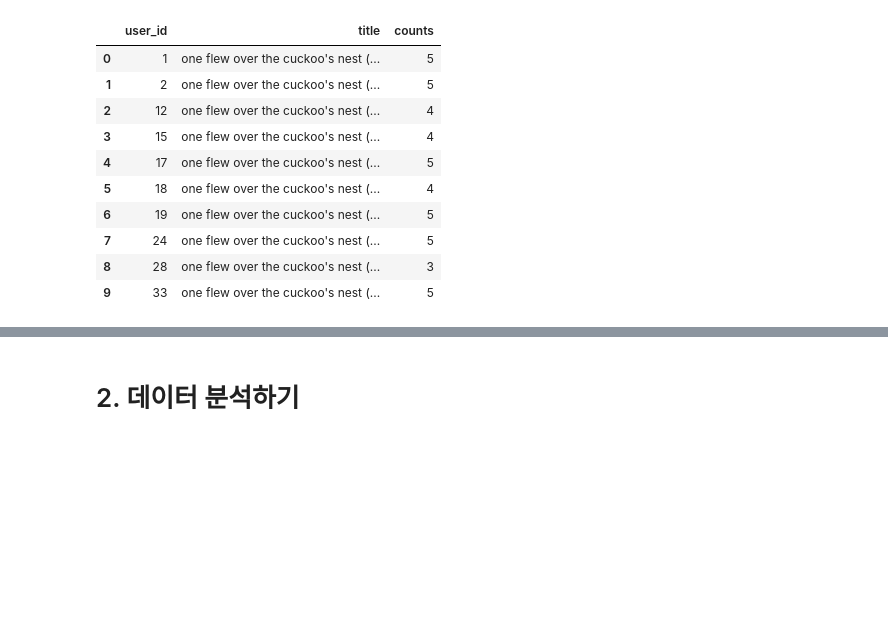
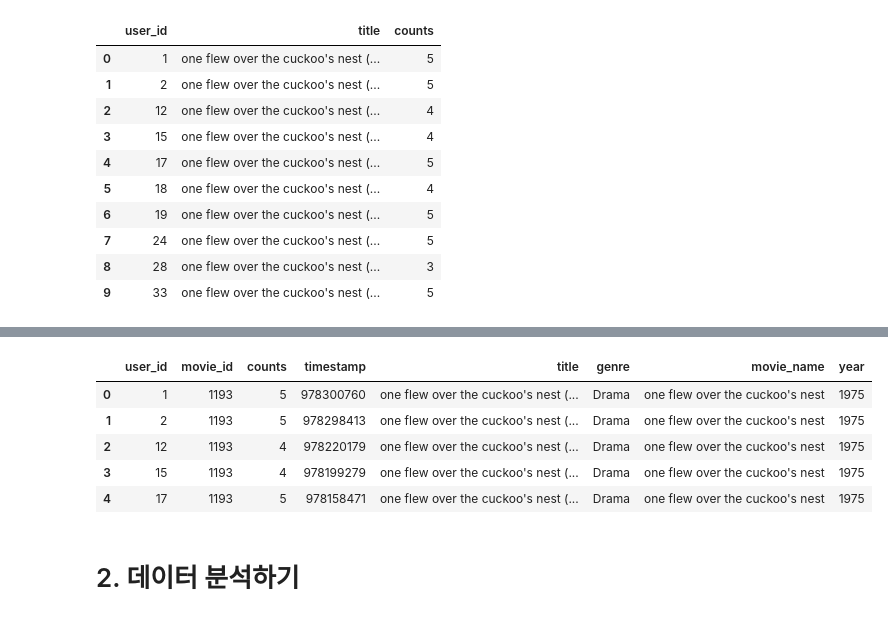
Before and after one commit to zzozzo/AIFFEL, a Jupyter notebook: EXPLORATION/[E14]Recommand/[E14]Recommand.ipynb, the cells around one changed output, grey strips where cells are left out. Cells and saved outputs as stored; diff of their text form; code cells hidden in the pictures; blank space fills up the shorter version.

```diff
--- a/EXPLORATION/[E14]Recoomand/[E14]Recoomand.ipynb
+++ b/EXPLORATION/[E14]Recommand/[E14]Recommand.ipynb
@@ -97,0 +103,4 @@ movie_re.head(10)
+# %%
+names = pd.merge(ratings, movies)
+name = names.copy()
+name.head()
@@ -98,3 +114,14 @@ movie_re.head(10)
+# %%
+name[['movie_name', 'year']] = name['title'].str.split('(', n=1, expand=True)
+name["year"] = name["year"].str.replace(pat=r')', repl=r'', regex=True)
+name.head()
+# %% [output]
+|  | user_id | movie_id | counts | timestamp | title | genre | movie_name | year |
+| 0 | 1 | 1193 | 5 | 978300760 | one flew over the cuckoo's nest (... | Drama | one flew over the cuckoo's nest | 1975 |
+| 1 | 2 | 1193 | 5 | 978298413 | one flew over the cuckoo's nest (... | Drama | one flew over the cuckoo's nest | 1975 |
+| 2 | 12 | 1193 | 4 | 978220179 | one flew over the cuckoo's nest (... | Drama | one flew over the cuckoo's nest | 1975 |
+| 3 | 15 | 1193 | 4 | 978199279 | one flew over the cuckoo's nest (... | Drama | one flew over the cuckoo's nest | 1975 |
+| 4 | 17 | 1193 | 5 | 978158471 | one flew over the cuckoo's nest (... | Drama | one flew over the cuckoo's nest | 1975 |
 # %% [markdown]
 # 2. 데이터 분석하기
 # %% [markdown]
```
Also changed, not shown: parts of 22 cells of this notebook, 2 other files.
